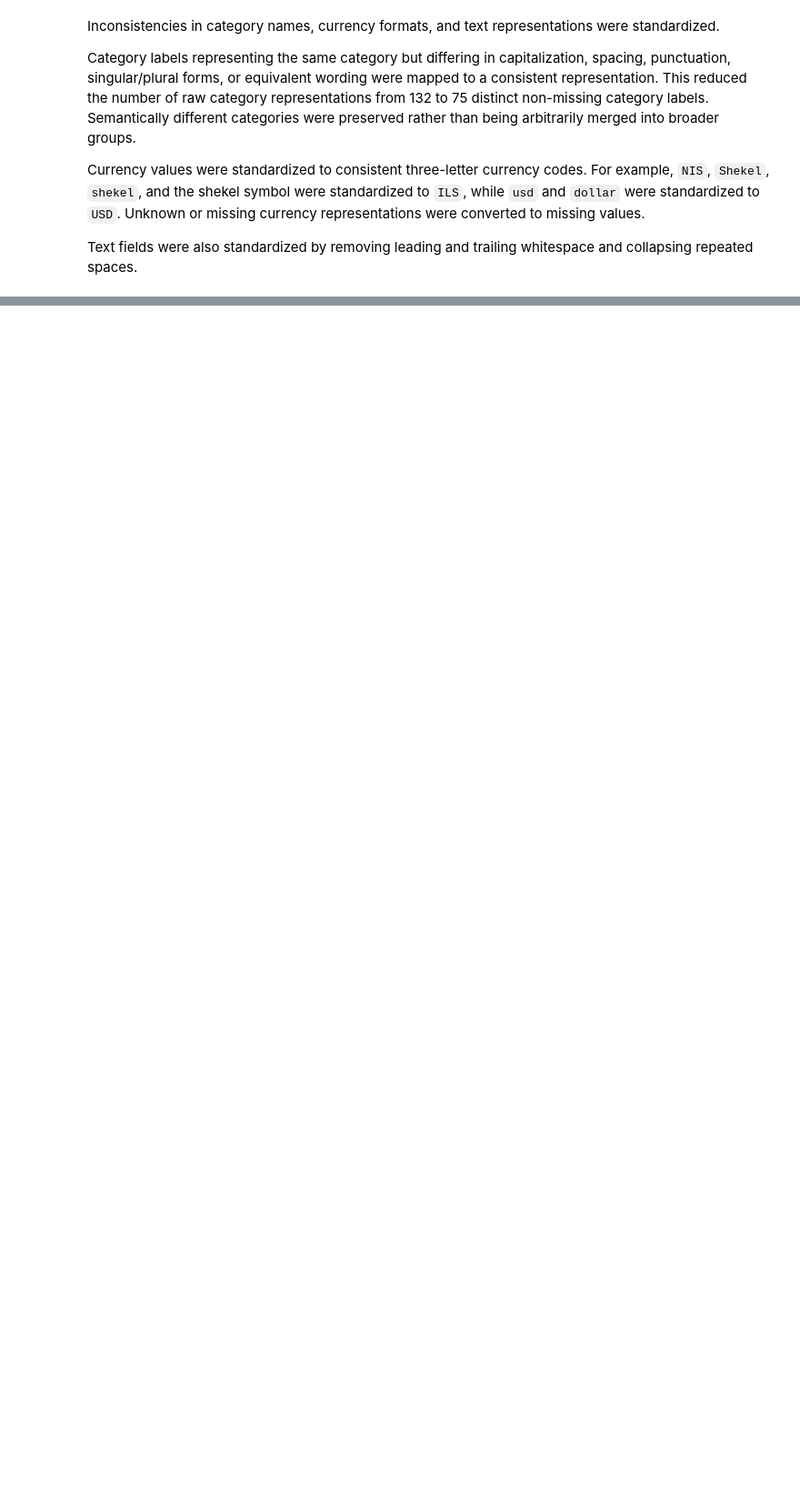
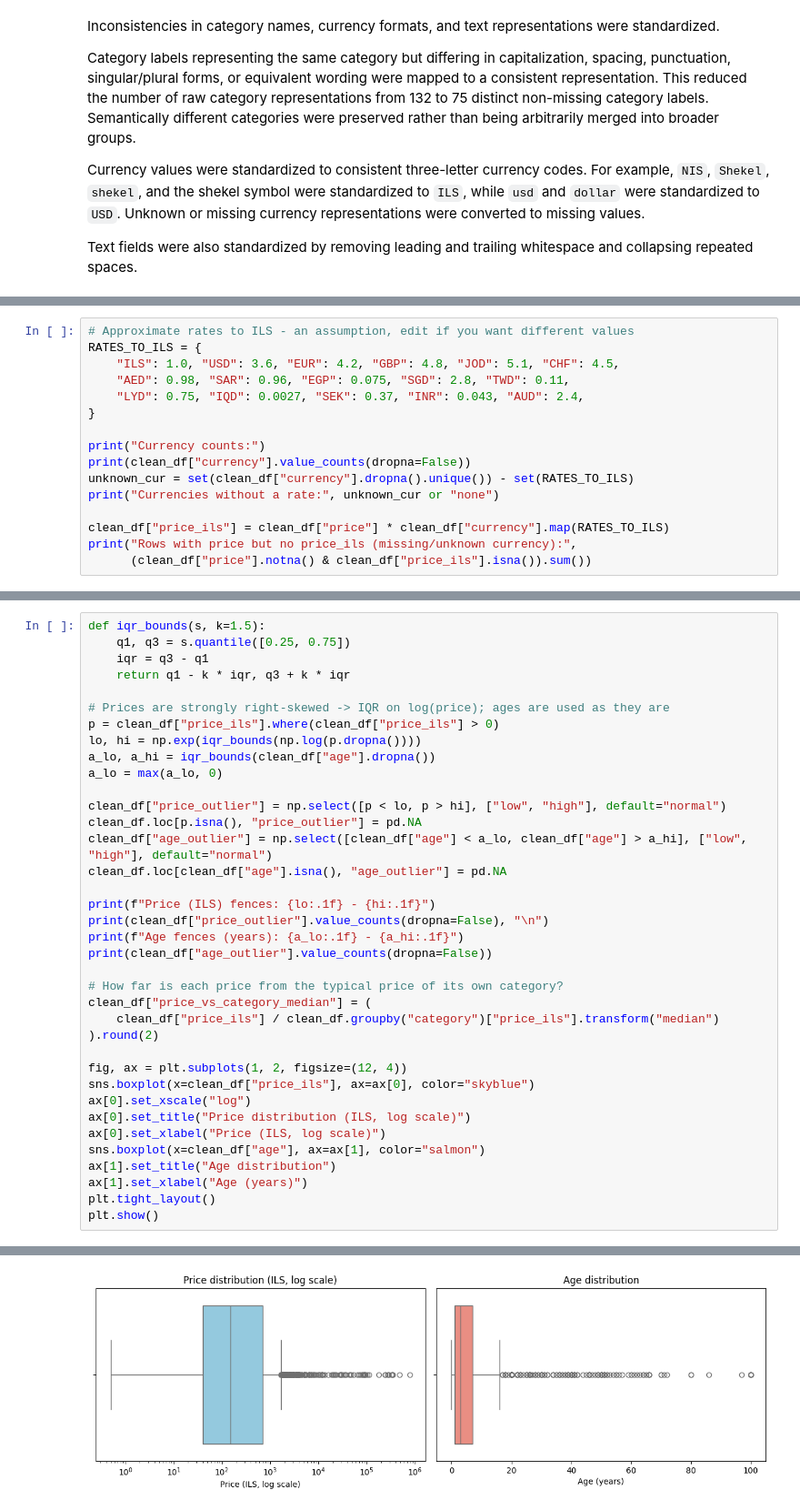
Before and after one commit to Tala-Saabneh/M_Ass2, a Jupyter notebook: assignment2_analysis.ipynb, the cells around one changed output, grey strips where cells are left out. Shown at 91% size. Drawn from its saved outputs; the diff is of its cells as text; blank space fills up the shorter version.

```diff
--- a/assignment2_analysis.ipynb
+++ b/assignment2_analysis.ipynb
@@ -309,0 +503,16 @@ Text fields were also standardized by removing leading and trailing whitespace a
+# %%
+# Approximate rates to ILS - an assumption, edit if you want different values
+RATES_TO_ILS = {
+    "ILS": 1.0, "USD": 3.6, "EUR": 4.2, "GBP": 4.8, "JOD": 5.1, "CHF": 4.5,
+    "AED": 0.98, "SAR": 0.96, "EGP": 0.075, "SGD": 2.8, "TWD": 0.11,
+    "LYD": 0.75, "IQD": 0.0027, "SEK": 0.37, "INR": 0.043, "AUD": 2.4,
+}
+
+print("Currency counts:")
+print(clean_df["currency"].value_counts(dropna=False))
+unknown_cur = set(clean_df["currency"].dropna().unique()) - set(RATES_TO_ILS)
+print("Currencies without a rate:", unknown_cur or "none")
+
+clean_df["price_ils"] = clean_df["price"] * clean_df["currency"].map(RATES_TO_ILS)
+print("Rows with price but no price_ils (missing/unknown currency):",
+      (clean_df["price"].notna() & clean_df["price_ils"].isna()).sum())
@@ -309,0 +537,38 @@ Text fields were also standardized by removing leading and trailing whitespace a
+# %%
+def iqr_bounds(s, k=1.5):
+    q1, q3 = s.quantile([0.25, 0.75])
+    iqr = q3 - q1
+    return q1 - k * iqr, q3 + k * iqr
+
+# Prices are strongly right-skewed -> IQR on log(price); ages are used as they are
+p = clean_df["price_ils"].where(clean_df["price_ils"] > 0)
+lo, hi = np.exp(iqr_bounds(np.log(p.dropna())))
+a_lo, a_hi = iqr_bounds(clean_df["age"].dropna())
+a_lo = max(a_lo, 0)
+
+clean_df["price_outlier"] = np.select([p < lo, p > hi], ["low", "high"], default="normal")
+clean_df.loc[p.isna(), "price_outlier"] = pd.NA
+clean_df["age_outlier"] = np.select([clean_df["age"] < a_lo, clean_df["age"] > a_hi], ["low", "high"], default="normal")
+clean_df.loc[clean_df["age"].isna(), "age_outlier"] = pd.NA
+
+print(f"Price (ILS) fences: {lo:.1f} - {hi:.1f}")
+print(clean_df["price_outlier"].value_counts(dropna=False), "\n")
+print(f"Age fences (years): {a_lo:.1f} - {a_hi:.1f}")
+print(clean_df["age_outlier"].value_counts(dropna=False))
+
+# How far is each price from the typical price of its own category?
+clean_df["price_vs_category_median"] = (
+    clean_df["price_ils"] / clean_df.groupby("category")["price_ils"].transform("median")
+).round(2)
+
+fig, ax = plt.subplots(1, 2, figsize=(12, 4))
+sns.boxplot(x=clean_df["price_ils"], ax=ax[0], color="skyblue")
+ax[0].set_xscale("log")
+ax[0].set_title("Price distribution (ILS, log scale)")
+ax[0].set_xlabel("Price (ILS, log scale)")
+sns.boxplot(x=clean_df["age"], ax=ax[1], color="salmon")
+ax[1].set_title("Age distribution")
+ax[1].set_xlabel("Age (years)")
+plt.tight_layout()
+plt.show()
+# %% [output]
@@ -309,0 +589 @@ Text fields were also standardized by removing leading and trailing whitespace a
+[figure, added]
```
Also changed, not shown: parts of 48 cells of this notebook.
